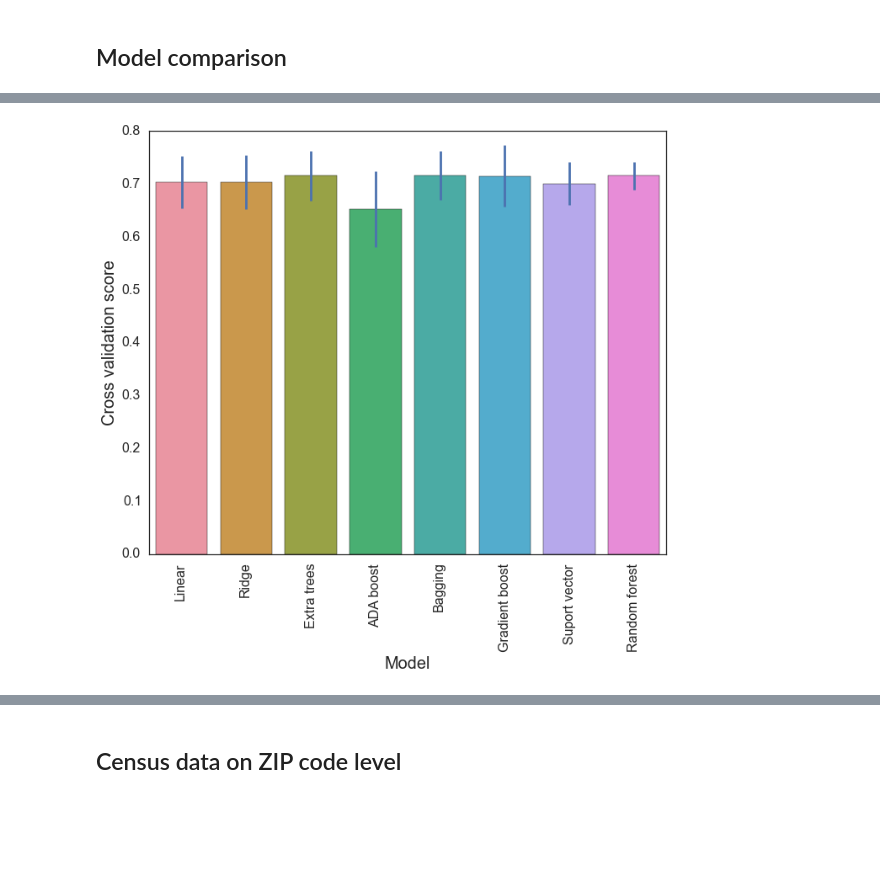
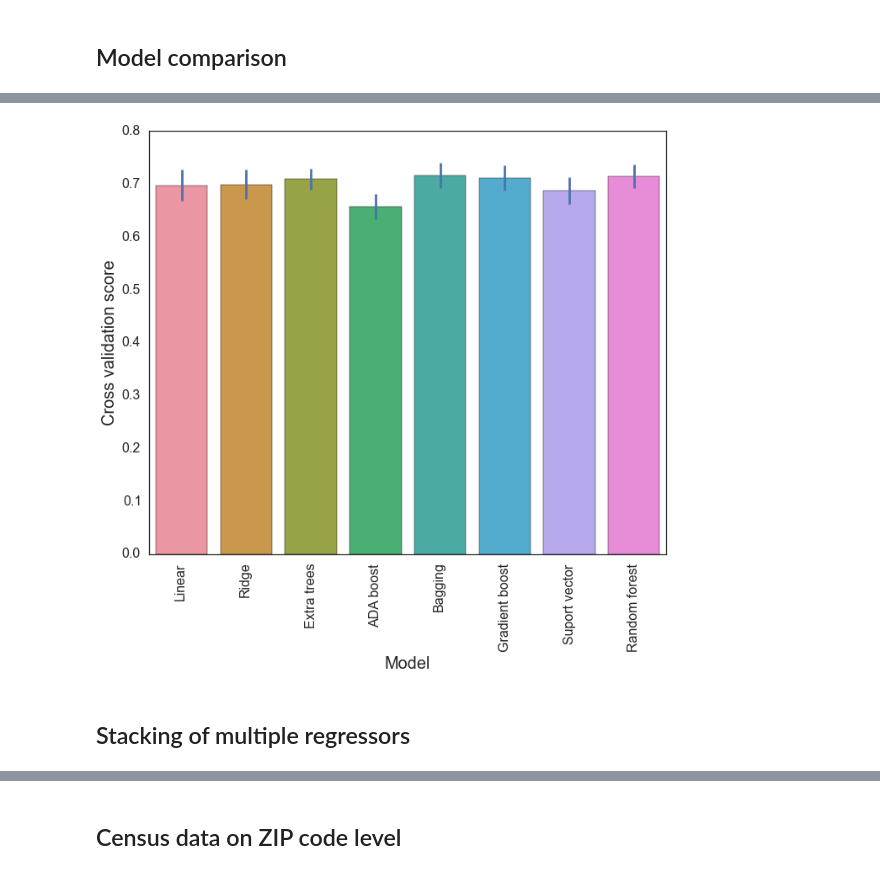
Before and after one commit to ahwkuepper/stdme, a Jupyter notebook: code/CDC_and_census_data_exploration_and_cleaning_Chlamydia.ipynb, the cells around one changed output, grey strips where cells are left out. Drawn from its saved outputs; the diff is of its cells as text; code cells hidden in the pictures; blank space fills up the shorter version.

Commit message:
updated website and models

```diff
--- a/code/CDC_and_census_data_exploration_and_cleaning_Chlamydia.ipynb
+++ b/code/CDC_and_census_data_exploration_and_cleaning_Chlamydia.ipynb
@@ -1486,8 +1514,8 @@ for column in np.arange(columns):
     X_full[:,column] = (X_full[:,column]-mean_temp)/std_temp
 
 
-Ymean = Y_full.mean()
-Ystd = Y_full.std()
+Ymean = Y.mean()
+Ystd = Y.std()
 
 Y = (Y-Ymean)/Ystd
 Y_full = (Y_full-Ymean)/Ystd
@@ -1505,7 +1533,7 @@ X_test = X[test_list]
 Y_train = Y[training_list]
 Y_test = Y[test_list]
 # %%
-clf = RandomForestRegressor(n_estimators=250, oob_score=True, max_features='sqrt')
+clf = RandomForestRegressor(n_estimators=1000, oob_score=True, max_features='sqrt',min_samples_split=2, n_jobs=4)
 clf.fit(X_train, Y_train)
 # %% [output]
 RandomForestRegressor(bootstrap=True, criterion='mse', max_depth=None,
@@ -1521,5 +1549,5 @@ Out of bag error score: 0.69272
 # %%
-scores_randomforest = cross_validation.cross_val_score(clf, X_train, Y_train, cv=cv, n_jobs=1)
-print("Accuracy: %0.2f (+/- %0.2f)" % (scores_randomforest.mean(), scores_randomforest.std() * 2))
+scores_randomforest = cross_validation.cross_val_score(clf, X_train, Y_train, cv=cv, n_jobs=4)
+print("Accuracy: %0.2f (+/- %0.2f)" % (scores_randomforest.mean(), scores_randomforest.std()/np.sqrt(5) * 2))
 # %% [output]
 Accuracy: 0.71 (+/- 0.02)
@@ -1526,5 +1560,5 @@ Accuracy: 0.71 (+/- 0.02)
 # %%
-clf = RandomForestRegressor(n_estimators=250, oob_score=True, max_features='sqrt')
+clf = RandomForestRegressor(n_estimators=1000, oob_score=True, max_features='sqrt',min_samples_split=2, n_jobs=4)
 clf.fit(X_train, Y_train)
 # %% [output]
 RandomForestRegressor(bootstrap=True, criterion='mse', max_depth=None,
@@ -1810,13 +1852,15 @@ model_names, model_scores, model_errors
 # %%
 # Set up the matplotlib figure
 sns.set_context("poster", font_scale=1)
 f, ax = plt.subplots(figsize=(11, 9))
 
 ax.set_xlabel("Model", fontsize=20)
 ax.set_ylabel("Cross validation score", fontsize=20)
 
-ax = sns.barplot(x=model_names, y=model_scores, yerr=model_errors)
+ax = sns.barplot(x=model_names, y=model_scores, yerr=model_errors/np.sqrt(5))
 plt.xticks(rotation=90)
 plt.savefig('../graphics/model_performance.png', bbox_inches='tight', dpi=150)
 # %% [output]
-[figure, old version]
+[figure, new version]
+# %% [markdown]
+## Stacking of multiple regressors
```
Also changed, not shown: parts of 84 cells of this notebook, 19 other files.
